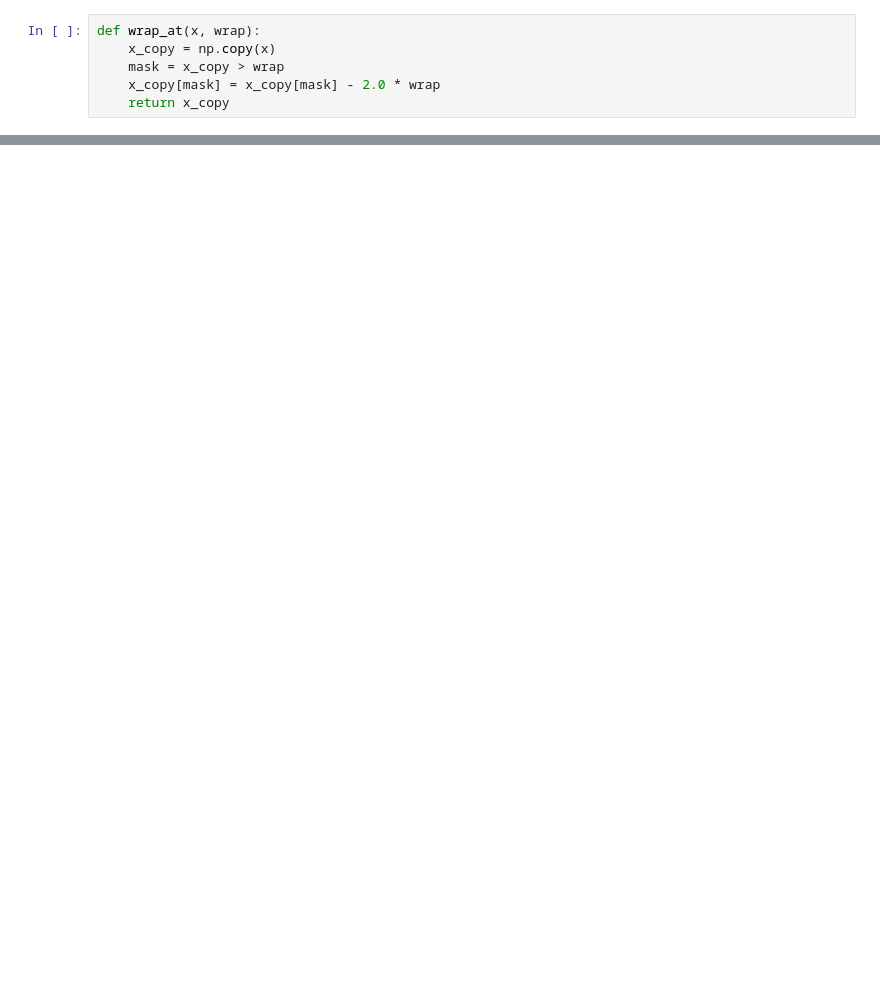
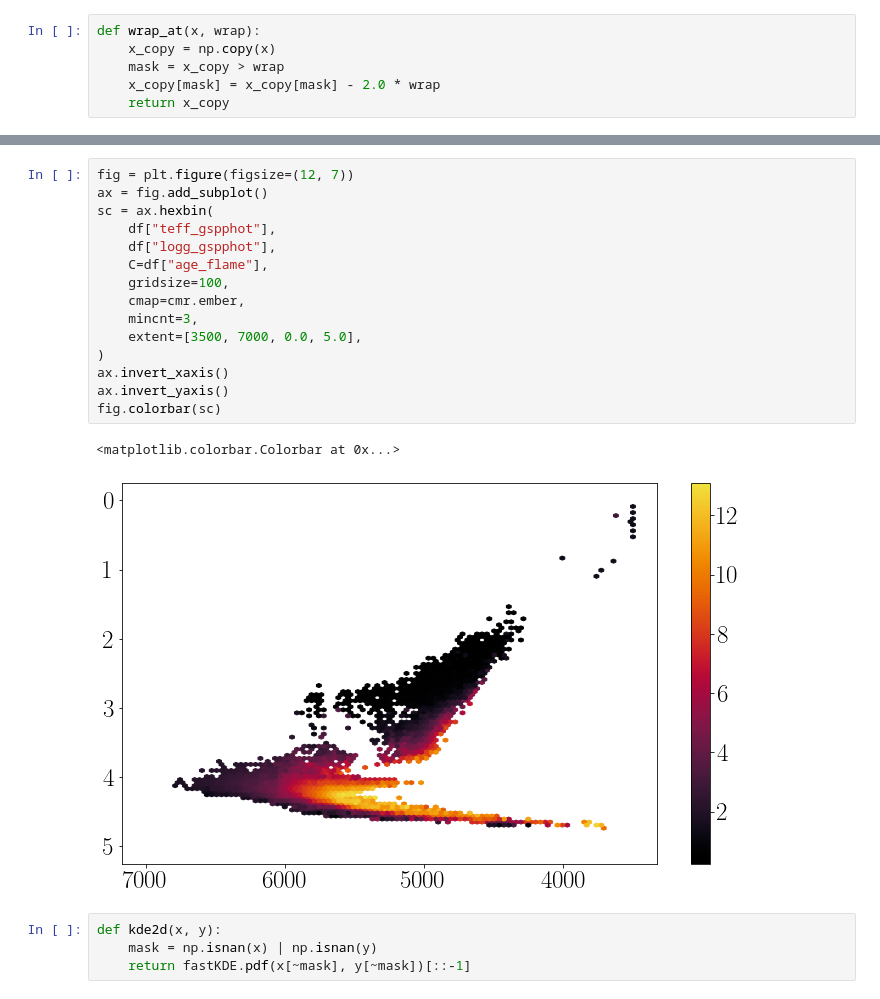
Before and after one commit to al-jshen/jx, a Jupyter notebook: notebooks/dr3.ipynb, the cells around one changed output, grey strips where cells are left out. Saved outputs shown, nothing was run; the diff lists cells and outputs as text; blank space fills up the shorter version.

```diff
--- a/notebooks/dr3.ipynb
+++ b/notebooks/dr3.ipynb
@@ -203,3 +218,25 @@ fig.colorbar(sc, cax=cbarax)
+# %%
+fig = plt.figure(figsize=(12, 7))
+ax = fig.add_subplot()
+sc = ax.hexbin(
+    df["teff_gspphot"],
+    df["logg_gspphot"],
+    C=df["age_flame"],
+    gridsize=100,
+    cmap=cmr.ember,
+    mincnt=3,
+    extent=[3500, 7000, 0.0, 5.0],
+)
+ax.invert_xaxis()
+ax.invert_yaxis()
+fig.colorbar(sc)
+# %% [output]
+<matplotlib.colorbar.Colorbar at 0x...>
+[figure, new version]
+# %%
+def kde2d(x, y):
+    mask = np.isnan(x) | np.isnan(y)
+    return fastKDE.pdf(x[~mask], y[~mask])[::-1]
 # %%
 feh = df["fem_gspspec"] + df["mh_gspspec"]
 
```
Also changed, not shown: parts of 16 cells of this notebook, 6 other files.
